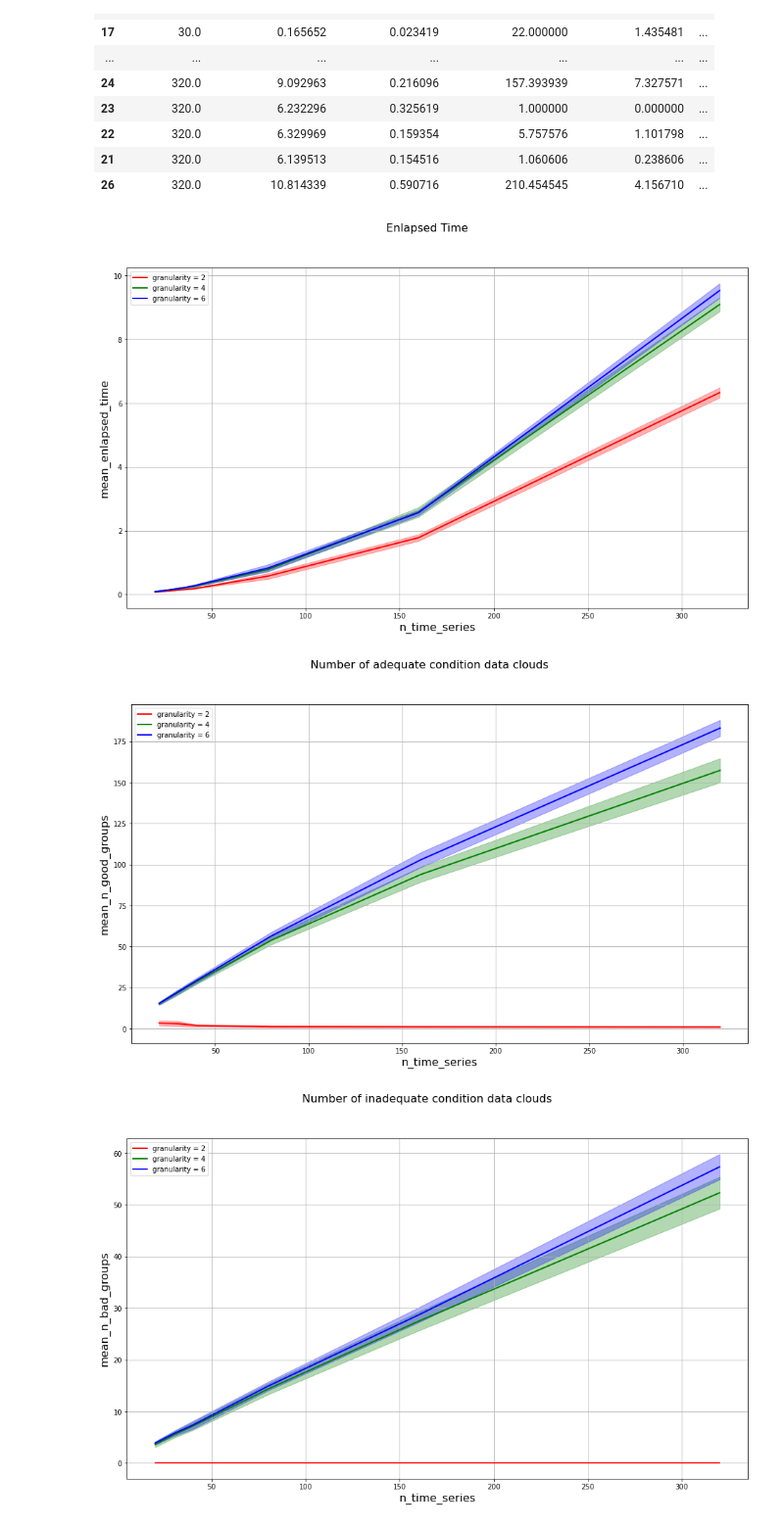
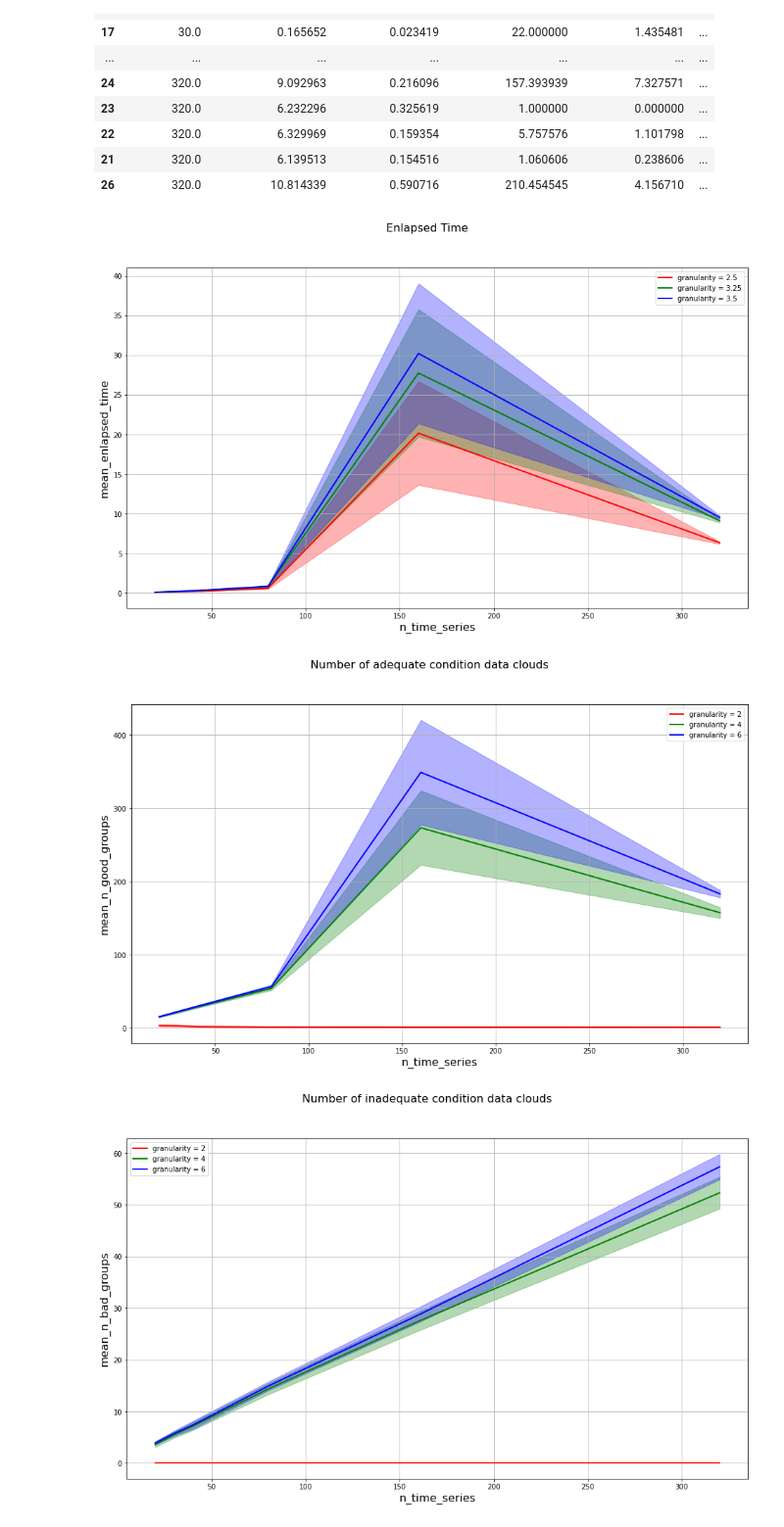
Before and after one commit to Esterci/Lathes_Tool_Project_Beta, a Jupyter notebook: flatten_SODA/SODA_exploration.ipynb, the cells around one changed output. Shown: that part at 98% size. Drawn from its saved outputs; the diff is of its cells as text; code cells hidden in the pictures.

```diff
--- a/flatten_SODA/SODA_exploration.ipynb
+++ b/flatten_SODA/SODA_exploration.ipynb
@@ -31,13 +31,13 @@ data = []
 
 for file in output_list:
 
-    aux = []
-
     granularity = file.split('__')[-2]
 
     output_dict = pickle.load(open(file, "rb"))
 
-    if not (output_dict['n_time_series'] == 500 or np.isnan(output_dict['n_time_series']) == True):
+    if not (np.isnan(output_dict['n_time_series']) == True):
+
+        aux = []
 
         columns = list(output_dict.keys())
 
@@ -102,39 +102,39 @@ ax.set_ylabel('mean_enlapsed_time', fontsize=16)
 ax.set_xlabel('n_time_series', fontsize=16)
 
 ax.plot(df[::]['n_time_series'].values[gra_2], df[::]['mean_enlapsed_time'].values[gra_2], 'r', linewidth=2,
-        label='granularity = {}'.format(2))
+        label='granularity = {}'.format(2.5))
 
 ax.fill_between(df[::]['n_time_series'].values[gra_2],
                 df[::]['mean_enlapsed_time'].values[gra_2] - df[::]['std_enlapsed_time'].values[gra_2],
                 df[::]['mean_enlapsed_time'].values[gra_2] + df[::]['std_enlapsed_time'].values[gra_2],
                 color='r',
                 alpha=0.3)
 
 ax.plot(df[::]['n_time_series'].values[gra_4], df[::]['mean_enlapsed_time'].values[gra_4], 'g', linewidth=2,
-        label='granularity = {}'.format(4))
+        label='granularity = {}'.format(3.25))
 
 ax.fill_between(df[::]['n_time_series'].values[gra_4],
                 df[::]['mean_enlapsed_time'].values[gra_4] - df[::]['std_enlapsed_time'].values[gra_4],
                 df[::]['mean_enlapsed_time'].values[gra_4] + df[::]['std_enlapsed_time'].values[gra_4],
                 color='g',
                 alpha=0.3)
 
 ax.plot(df[::]['n_time_series'].values[gra_6], df[::]['mean_enlapsed_time'].values[gra_6], 'b', linewidth=2,
-        label='granularity = {}'.format(6))
+        label='granularity = {}'.format(3.5))
 
 ax.fill_between(df[::]['n_time_series'].values[gra_6],
                 df[::]['mean_enlapsed_time'].values[gra_6] - df[::]['std_enlapsed_time'].values[gra_6],
                 df[::]['mean_enlapsed_time'].values[gra_6] + df[::]['std_enlapsed_time'].values[gra_6],
                 color='b',
                 alpha=0.3)
 
 ax.grid()
 ax.legend()
 
 plt.show()
 fig.savefig('mean_enlapsed_time.png', bbox_inches='tight')
 # %% [output]
-[figure, old version]
+[figure, new version]
 # %%
 fig = plt.figure(figsize=[16, 9])
 fig.suptitle('Number of adequate condition data clouds', fontsize=16)
@@ -187,7 +187,7 @@ ax.legend()
 plt.show()
 fig.savefig('mean_n_good_groups.png', bbox_inches='tight')
 # %% [output]
-[figure, old version]
+[figure, new version]
 # %%
 fig = plt.figure(figsize=[16, 9])
 fig.suptitle('Number of inadequate condition data clouds', fontsize=16)
```
Also changed, not shown: 2 other files.
